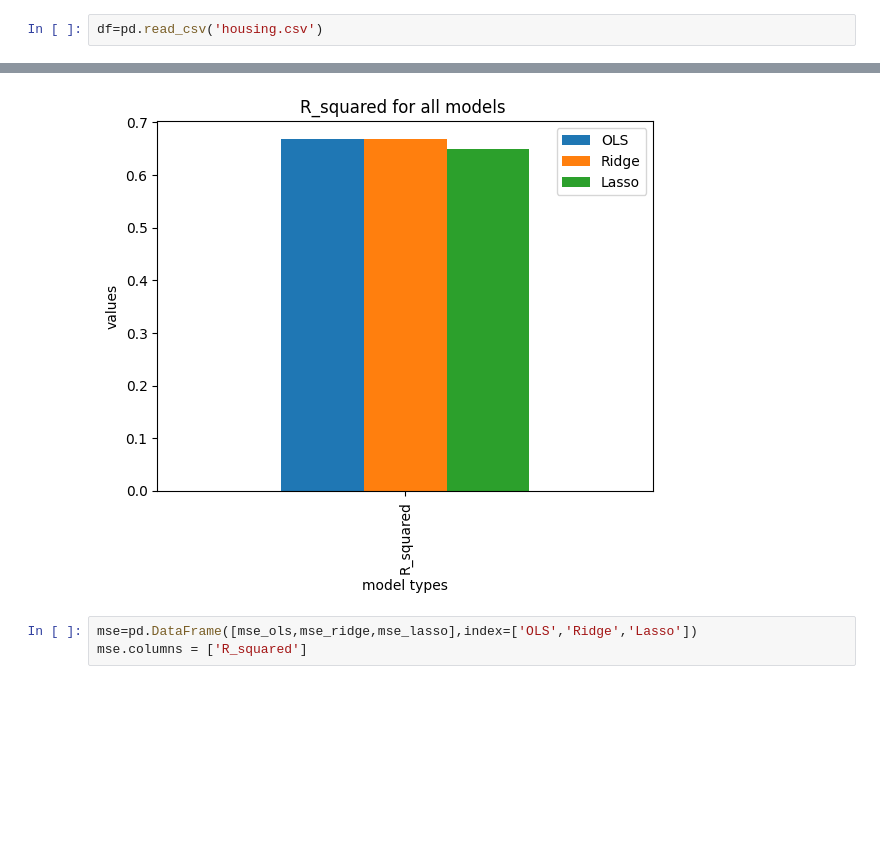
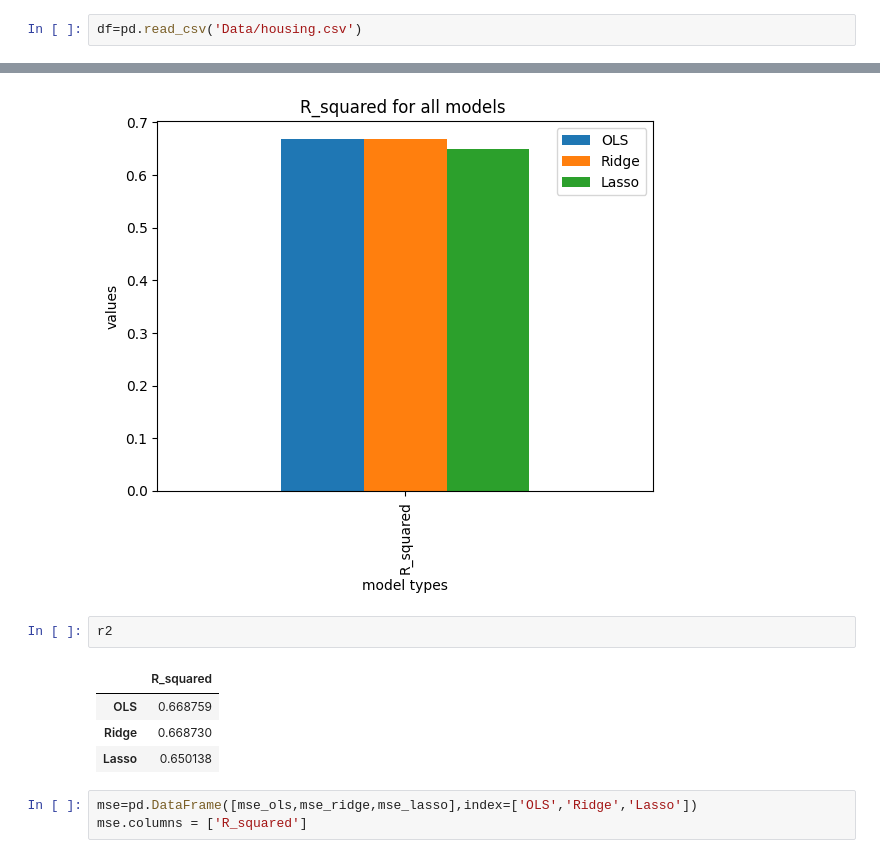
Before and after one commit to SamanvayMS/machine-learning-lab, a Jupyter notebook: HW4.ipynb, the cells around one changed output, grey strips where cells are left out. Saved outputs shown, nothing was run; the diff lists cells and outputs as text; blank space fills up the shorter version.

```diff
--- a/HW4.ipynb
+++ b/HW4.ipynb
@@ -4,7 +4,7 @@ import pandas as pd
 import seaborn as sn
 import matplotlib.pyplot as plt
 # %%
-df=pd.read_csv('housing.csv')
+df=pd.read_csv('Data/housing.csv')
 # %%
 df
 # %% [output]
@@ -494,6 +494,13 @@ plt.title('R_squared for all models ')
 plt.show()
 # %% [output]
 [figure]
+# %%
+r2
+# %% [output]
+|  | R_squared |
+| OLS | 0.668759 |
+| Ridge | 0.668730 |
+| Lasso | 0.650138 |
 # %%
 mse=pd.DataFrame([mse_ols,mse_ridge,mse_lasso],index=['OLS','Ridge','Lasso'])
 mse.columns = ['R_squared']
```
Also changed, not shown: parts of 1 cell of this notebook, 13 other files.
